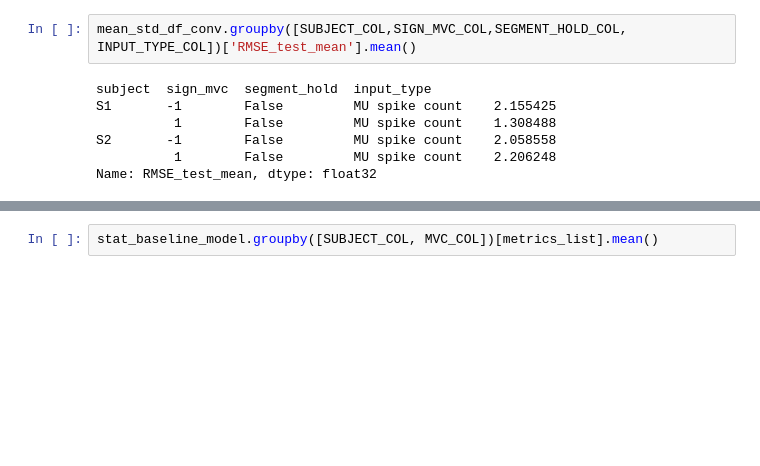
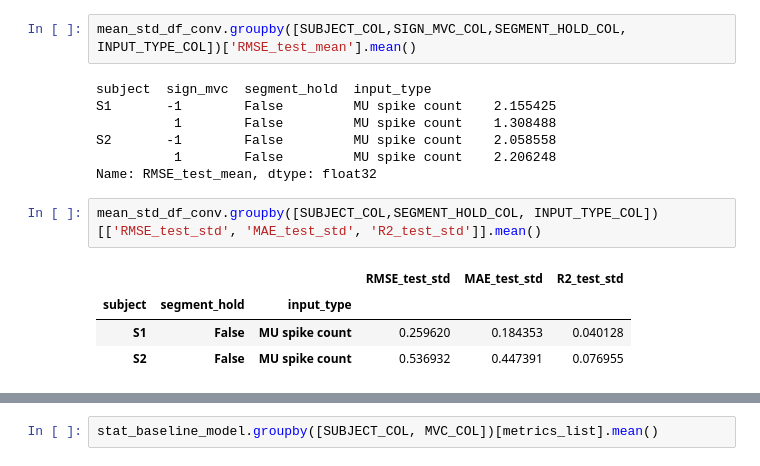
Before and after one commit to FarahBaracat/snn-fingerforce-decoding, a Jupyter notebook: notebooks/analysis/MUBaselineVsSNN.ipynb, the cells around one changed output, grey strips where cells are left out. Cells and saved outputs as stored; diff of their text form; blank space fills up the shorter version.

```diff
--- a/notebooks/analysis/MUBaselineVsSNN.ipynb
+++ b/notebooks/analysis/MUBaselineVsSNN.ipynb
@@ -446,6 +632,13 @@ S1       -1        False         MU spike count    2.155425
 S2       -1        False         MU spike count    2.058558
           1        False         MU spike count    2.206248
 Name: RMSE_test_mean, dtype: float32
+# %%
+mean_std_df_conv.groupby([SUBJECT_COL,SEGMENT_HOLD_COL, INPUT_TYPE_COL])[['RMSE_test_std', 'MAE_test_std', 'R2_test_std']].mean()
+# %% [output]
+|  |  |  | RMSE_test_std | MAE_test_std | R2_test_std |
+| subject | segment_hold | input_type |  |  |  |
+| S1 | False | MU spike count | 0.259620 | 0.184353 | 0.040128 |
+| S2 | False | MU spike count | 0.536932 | 0.447391 | 0.076955 |
 # %%
 metrics_list = [RMSE_TEST, R2_TEST, MAE_TEST]
 metrics_list = [f"{metric}_mean" for metric in metrics_list] + [f"{metric}_std" for metric in metrics_list]
```
Also changed, not shown: parts of 16 cells of this notebook.
